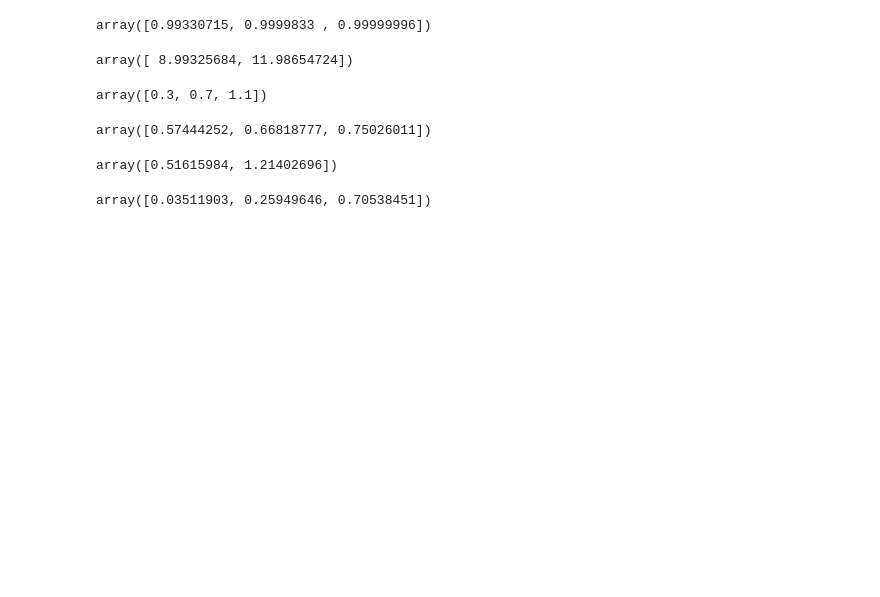
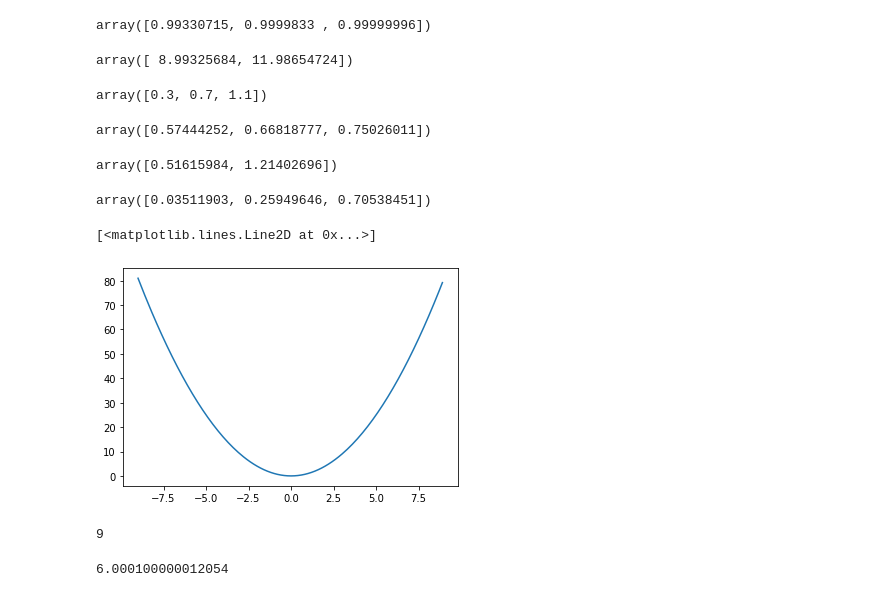
Before and after one commit to ywchiu/fubondl, a Jupyter notebook: Demo20201203.ipynb, the cells around one changed output. Cells and saved outputs as stored; diff of their text form; code cells hidden in the pictures; blank space fills up the shorter version.

```diff
--- a/Demo20201203.ipynb
+++ b/Demo20201203.ipynb
@@ -304,3 +304,11 @@ def mean_squared_err(y_hat, y):
 def cross_entropy_err(y_hat, y):
     delta = 1e-8
     return -np.sum(y*np.log(y_hat + delta))
+# %%
+def func(x):
+    return x ** 2
+s = np.arange(-9,9,0.1)
+plt.plot(s, func(s))
+# %% [output]
+[<matplotlib.lines.Line2D at 0x...>]
+[figure, added]
@@ -306,0 +319,8 @@ def cross_entropy_err(y_hat, y):
+# %%
+func(3)
+# %% [output]
+9
+# %%
+dfunc(func, 3)
+# %% [output]
+6.000100000012054
```
Also changed, not shown: parts of 30 cells of this notebook.
